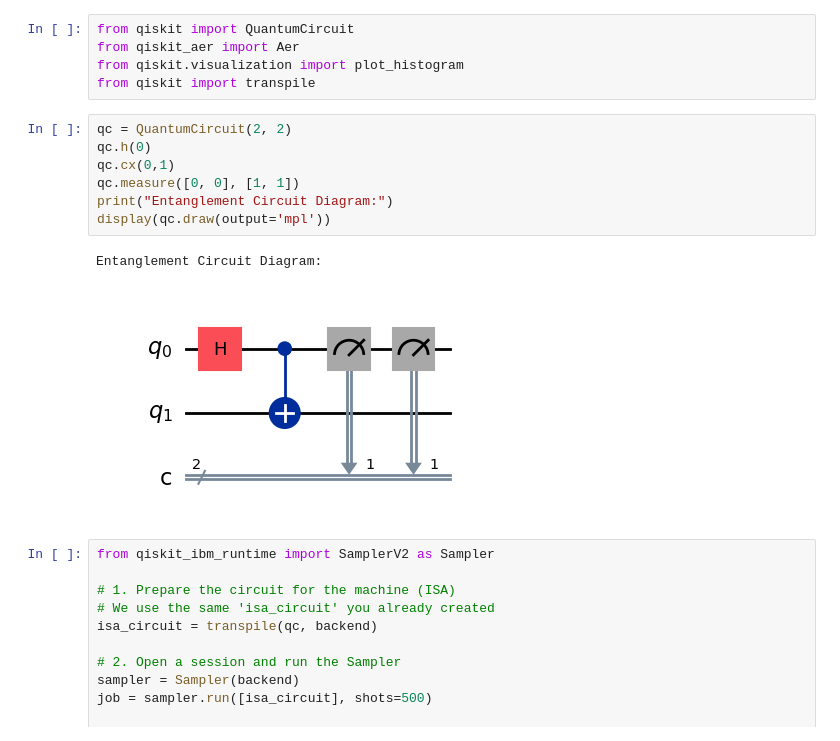
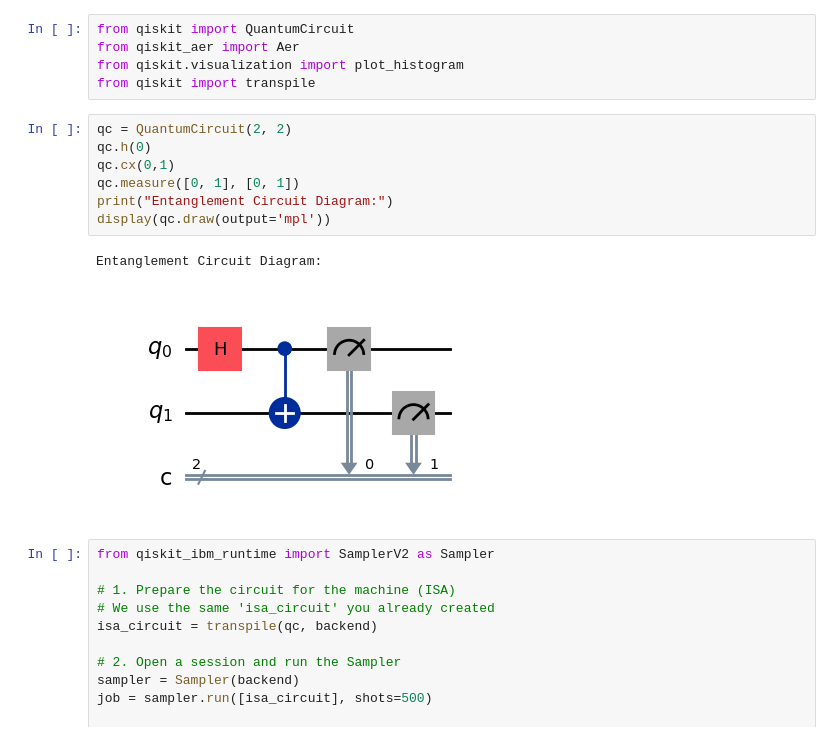
Before and after one commit to Timd3r/postCommenCore, a Jupyter notebook: Ftl_quantum/ex02.ipynb, the cells around one changed output. Drawn from its saved outputs; the diff is of its cells as text.

Commit message:
corrected the measurement in ex01 and ex02

```diff
--- a/Ftl_quantum/ex02.ipynb
+++ b/Ftl_quantum/ex02.ipynb
@@ -87,13 +87,13 @@ from qiskit import transpile
 # %%
 qc = QuantumCircuit(2, 2)
 qc.h(0)
 qc.cx(0,1)
-qc.measure([0, 0], [1, 1])
+qc.measure([0, 1], [0, 1])
 print("Entanglement Circuit Diagram:")
 display(qc.draw(output='mpl'))
 # %% [output]
 Entanglement Circuit Diagram:
-[figure, old version]
+[figure, new version]
 # %%
 from qiskit_ibm_runtime import SamplerV2 as Sampler
 
```
Also changed, not shown: 1 other file.
